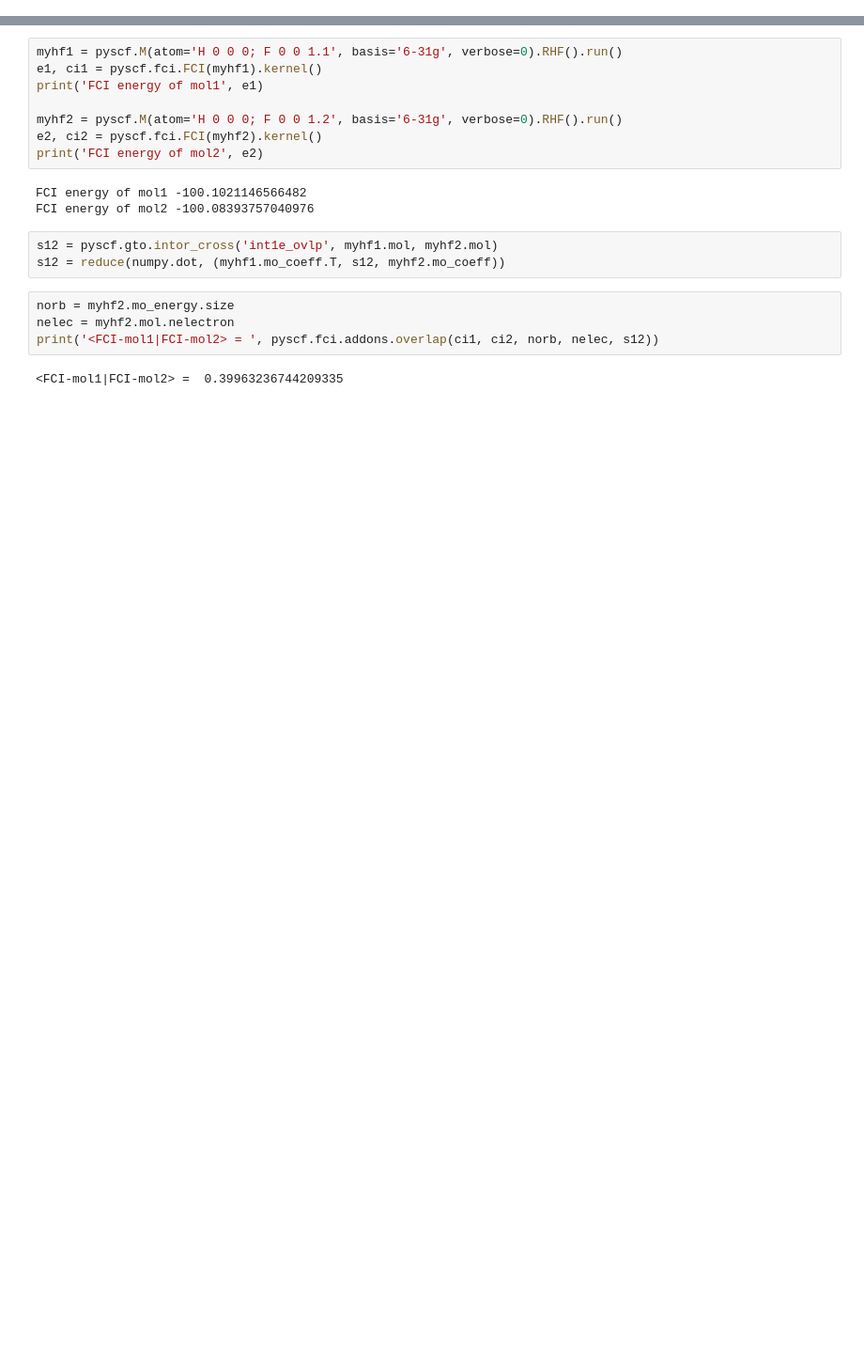
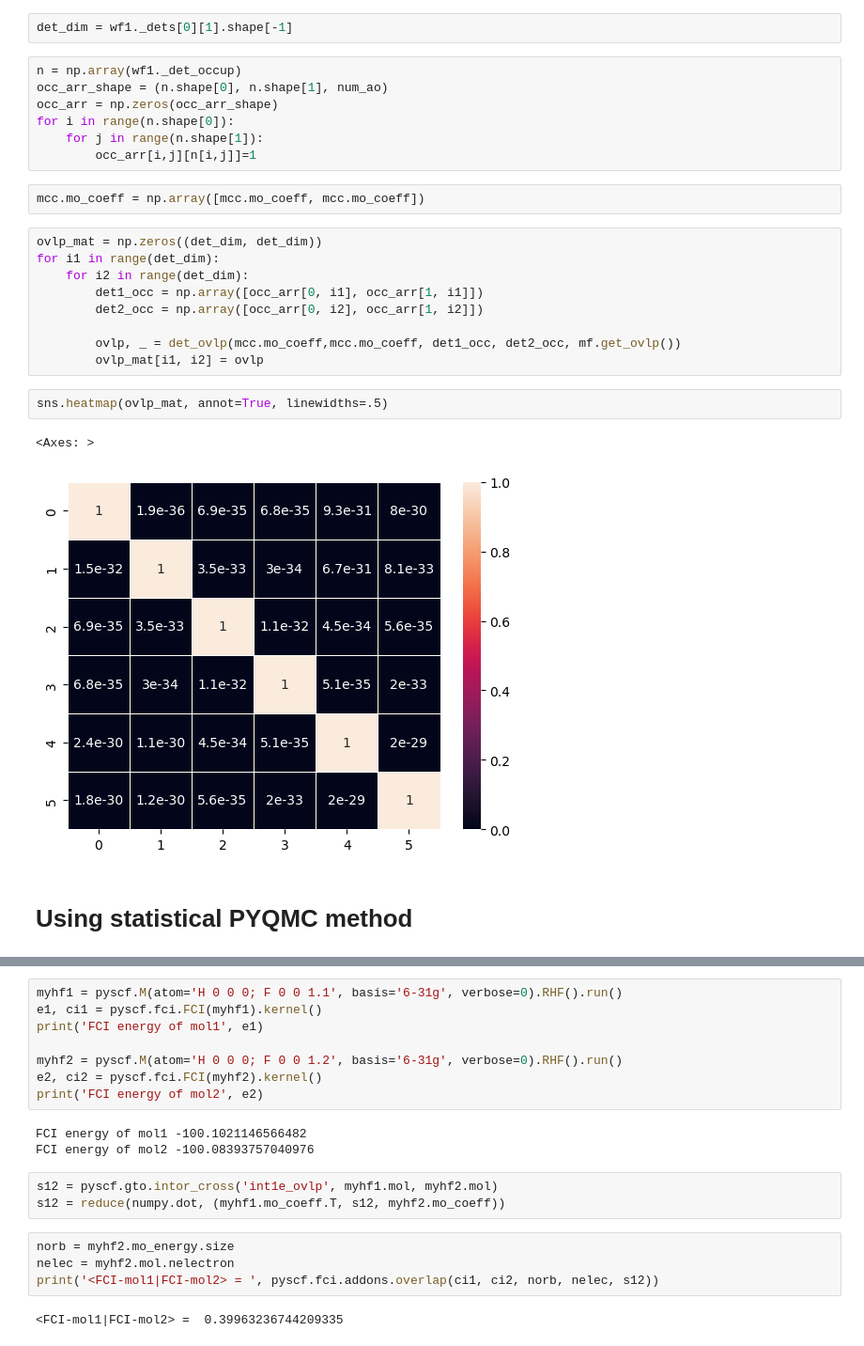
Before and after one commit to kayahans/pyqmc, a Jupyter notebook: pyqmc/test-overlap-casci-full.ipynb, the cells around one changed output, grey strips where cells are left out. Shown at 94% size. Cells and saved outputs as stored; diff of their text form; blank space fills up the shorter version.

```diff
--- a/pyqmc/test-overlap-casci-full.ipynb
+++ b/pyqmc/test-overlap-casci-full.ipynb
@@ -43,0 +86,27 @@ dict_keys(['mol', '_scf', 'verbose', 'stdout', 'max_memory', 'ncas', 'nelecas',
+# %%
+det_dim = wf1._dets[0][1].shape[-1]
+# %%
+n = np.array(wf1._det_occup)
+occ_arr_shape = (n.shape[0], n.shape[1], num_ao)
+occ_arr = np.zeros(occ_arr_shape)
+for i in range(n.shape[0]):
+    for j in range(n.shape[1]):
+        occ_arr[i,j][n[i,j]]=1
+# %%
+mcc.mo_coeff = np.array([mcc.mo_coeff, mcc.mo_coeff])
+# %%
+ovlp_mat = np.zeros((det_dim, det_dim))
+for i1 in range(det_dim):
+    for i2 in range(det_dim):
+        det1_occ = np.array([occ_arr[0, i1], occ_arr[1, i1]])
+        det2_occ = np.array([occ_arr[0, i2], occ_arr[1, i2]])
+
+        ovlp, _ = det_ovlp(mcc.mo_coeff,mcc.mo_coeff, det1_occ, det2_occ, mf.get_ovlp())
+        ovlp_mat[i1, i2] = ovlp
+# %%
+sns.heatmap(ovlp_mat, annot=True, linewidths=.5)
+# %% [output]
+<Axes: >
+[figure, added]
+# %% [markdown]
+# Using statistical PYQMC method
```
Also changed, not shown: parts of 47 cells of this notebook, 4 other files.
